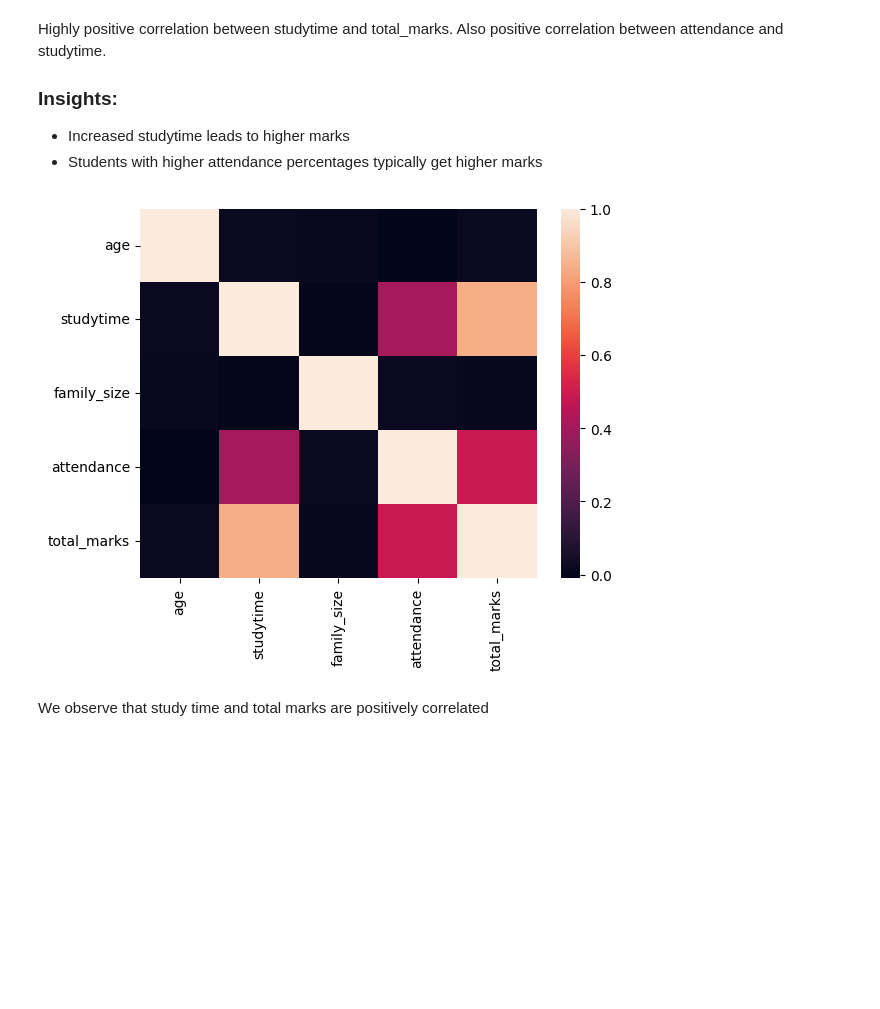
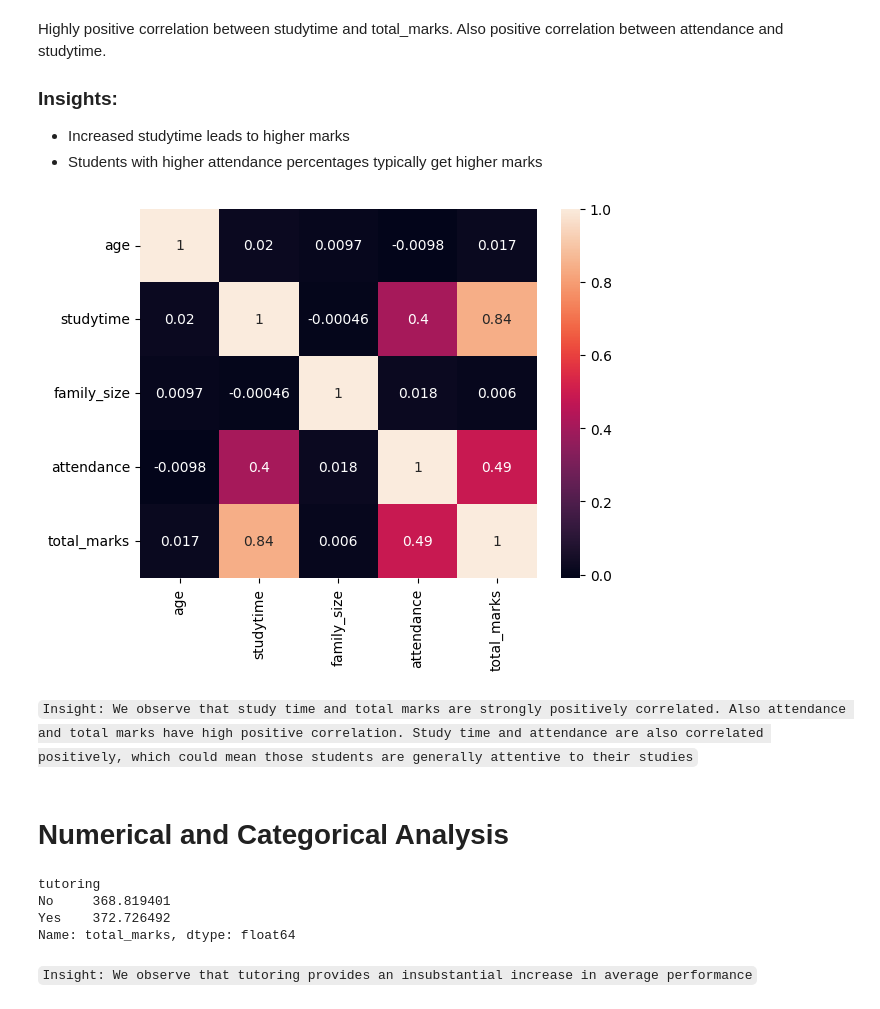
Before and after one commit to AudwitNafi/BJIT-TSE-AI, a Jupyter notebook: ML/eda-mini-project/bd-students-eda.ipynb, the cells around one changed output. Drawn from its saved outputs; the diff is of its cells as text; code cells hidden in the pictures; blank space fills up the shorter version.

```diff
--- a/ML/eda-mini-project/bd-students-eda.ipynb
+++ b/ML/eda-mini-project/bd-students-eda.ipynb
@@ -412,0 +415,2 @@ Fathers are more involved in students's education than mothers and other guardia
+# %%
+df['stu_group'] = df['stu_group'].apply(lambda x: x.lower())
@@ -423,0 +483,2 @@ Name: count, dtype: int64
+# %%
+df['family_size'] = df['family_size'].apply(lambda x: 3 if x==0 else x)
@@ -468,9 +544,20 @@ Highly positive correlation between studytime and total_marks. Also positive cor
 - Increased studytime leads to higher marks
 - Students with higher attendance percentages typically get higher marks
 # %%
-sns.heatmap(correlation)
+sns.heatmap(correlation, annot=True)
 plt.show()
 # %% [output]
-[figure, old version]
+[figure, new version]
-# %% [markdown]
-We observe that study time and total marks are positively correlated
+# %% [markdown]
+`Insight: We observe that study time and total marks are strongly positively correlated. Also attendance and total marks have high positive correlation. Study time and attendance are also correlated positively, which could mean those students are generally attentive to their studies`
+# %% [markdown]
+# Numerical and Categorical Analysis
+# %%
+df.groupby('tutoring')['total_marks'].mean()
+# %% [output]
+tutoring
+No     368.819401
+Yes    372.726492
+Name: total_marks, dtype: float64
+# %% [markdown]
+`Insight: We observe that tutoring provides an insubstantial increase in average performance`
```
Also changed, not shown: parts of 40 cells of this notebook, 38 other files.
